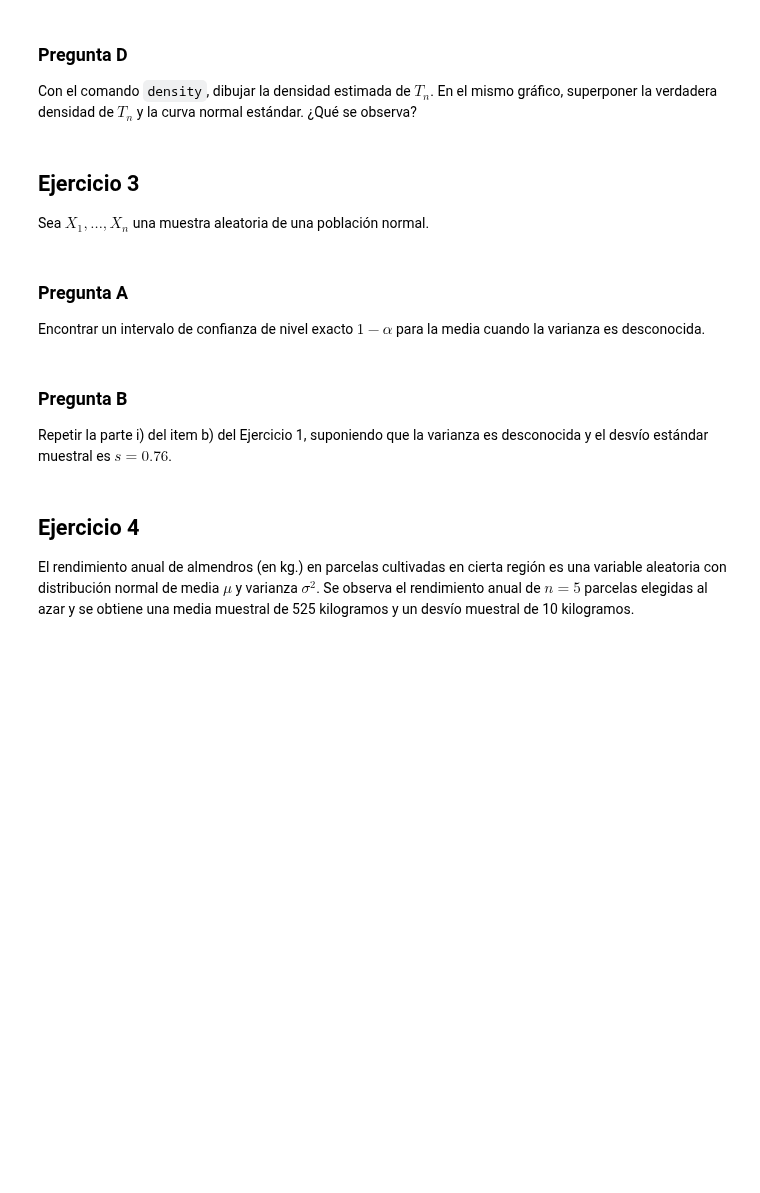
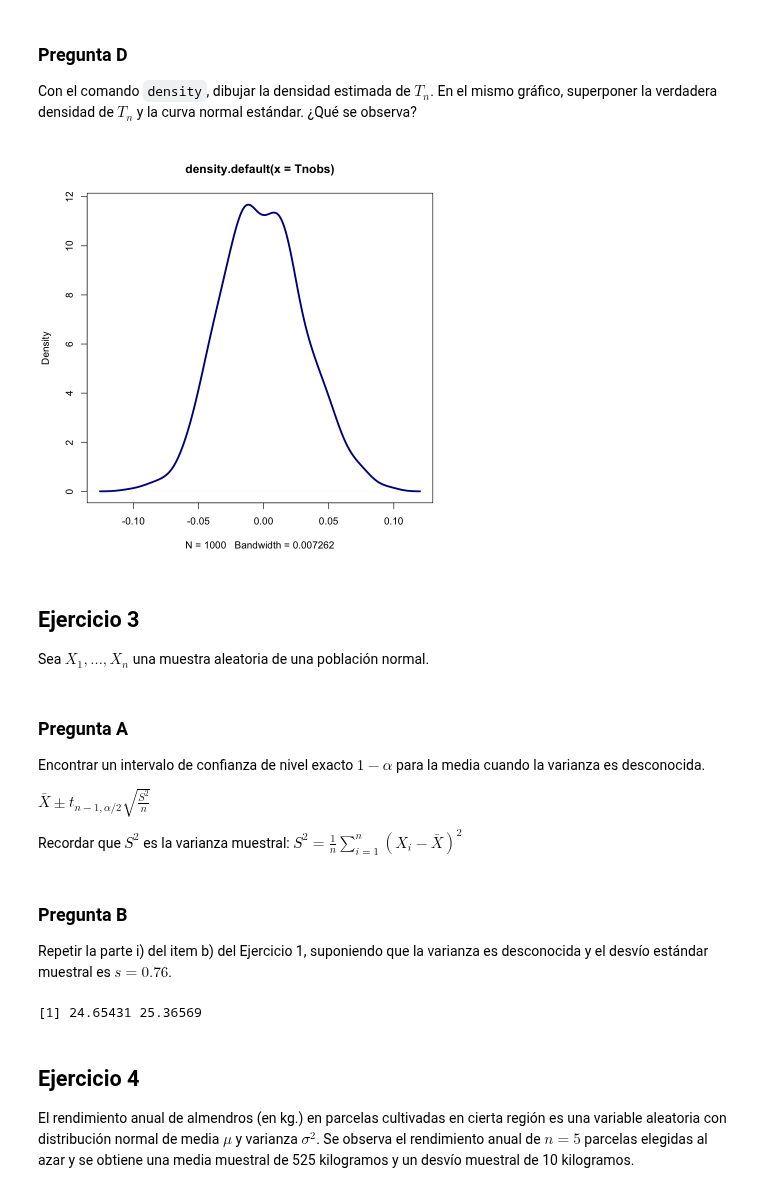
Before and after one commit to honi/uba-probabilidad-y-estadistica, a Jupyter notebook: Soluciones/Práctica8.ipynb, the cells around one changed output. Cells and saved outputs as stored; diff of their text form; code cells hidden in the pictures; blank space fills up the shorter version.

```diff
--- a/Soluciones/Práctica8.ipynb
+++ b/Soluciones/Práctica8.ipynb
@@ -50,6 +129,10 @@ Al histograma del item anterior, superponerle el gráfico de la densidad normal
 ### Pregunta D
 
 Con el comando `density`, dibujar la densidad estimada de $T_n$. En el mismo gráfico, superponer la verdadera densidad de $T_n$ y la curva normal estándar. ¿Qué se observa?
+# %%
+plot(density(Tnobs), col='darkblue', lwd=3)
+# %% [output]
+[figure, added]
 # %% [markdown]
 ## Ejercicio 3
 
@@ -58,10 +141,23 @@ Sea $X_1, \dots, X_n$ una muestra aleatoria de una población normal.
 ### Pregunta A
 
 Encontrar un intervalo de confianza de nivel exacto $1-\alpha$ para la media cuando la varianza es desconocida.
+
+$\bar{X} \pm t_{n-1,\alpha/2} \sqrt{\tfrac{S^2}{n}}$
+
+Recordar que $S^2$ es la varianza muestral: $S^2 = \tfrac{1}{n} \sum_{i=1}^n (X_i - \bar{X})^2$
 # %% [markdown]
 ### Pregunta B
 
 Repetir la parte i) del item b) del Ejercicio 1, suponiendo que la varianza es desconocida y el desvío estándar muestral es $s = 0.76$.
+# %%
+n = 20
+Xbar = 25.01
+sd = 0.76
+alpha = 0.05
+t = qt(1 - alpha / 2, n - 1)
+c(Xbar - t * sd / sqrt(n), Xbar + t * sd / sqrt(n))
+# %% [output]
+[1] 24.65431 25.36569
 # %% [markdown]
 ## Ejercicio 4
 
```
Also changed, not shown: parts of 31 cells of this notebook.
